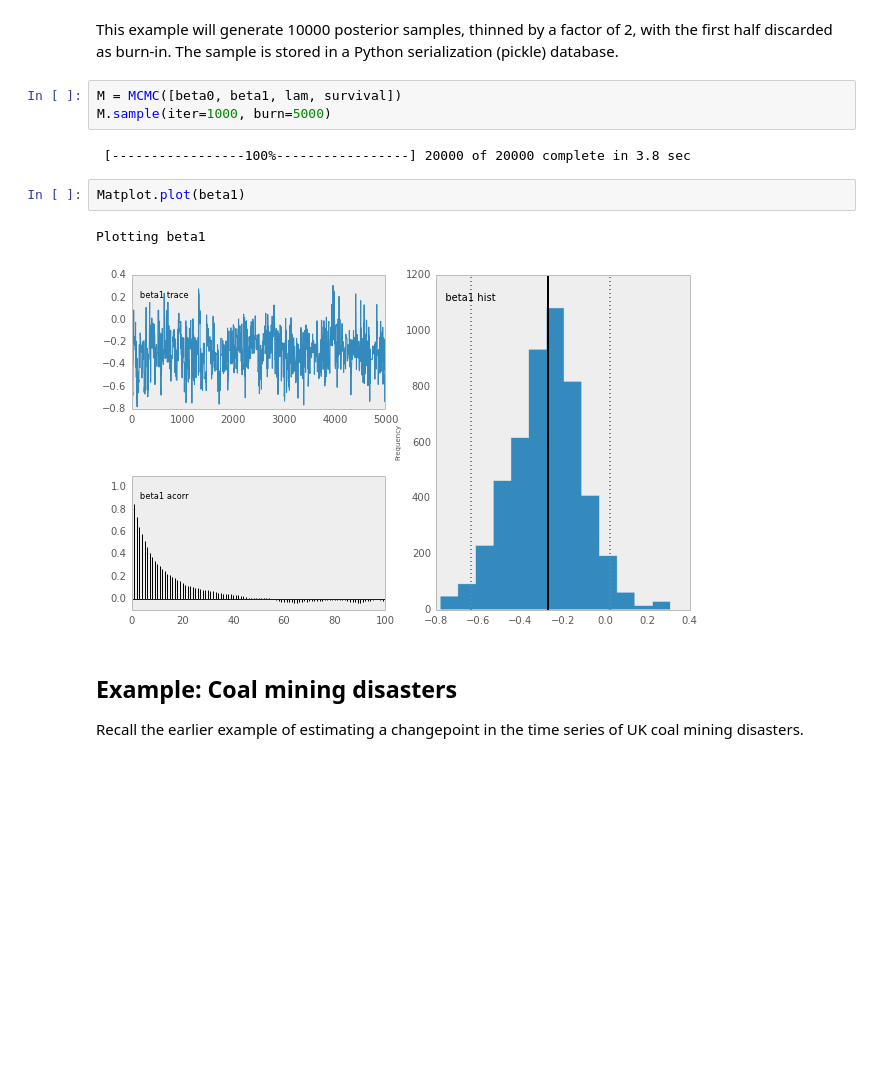
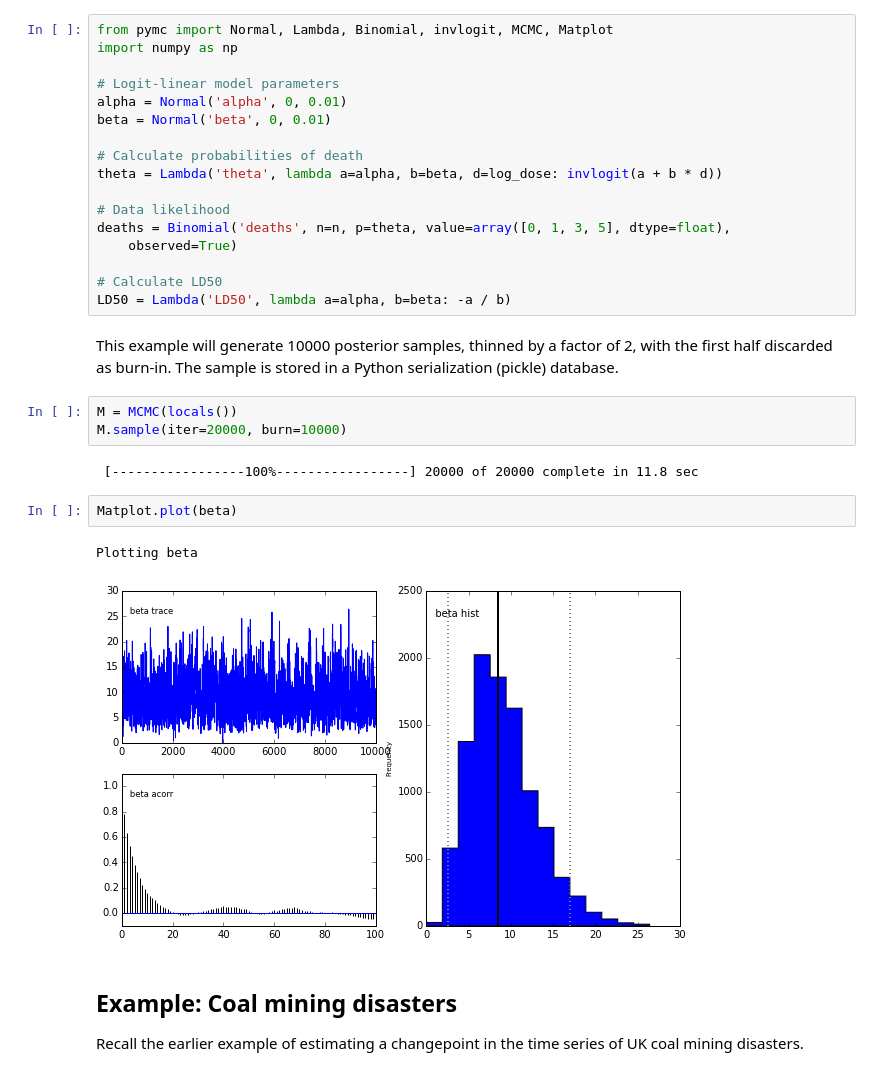
Before and after one commit to fonnesbeck/scipy2014_tutorial, a Jupyter notebook: 3-Introduction-to-PyMC.ipynb, the cells around one changed output. Cells and saved outputs as stored; diff of their text form; blank space fills up the shorter version.

```diff
--- a/4-Introduction-to-PyMC.ipynb
+++ b/3-Introduction-to-PyMC.ipynb
@@ -49,17 +40,34 @@ def survival(value=data.t, lam=lam, f=failure):
+# %%
+from pymc import Normal, Lambda, Binomial, invlogit, MCMC, Matplot
+import numpy as np
+
+# Logit-linear model parameters
+alpha = Normal('alpha', 0, 0.01)
+beta = Normal('beta', 0, 0.01)
+
+# Calculate probabilities of death
+theta = Lambda('theta', lambda a=alpha, b=beta, d=log_dose: invlogit(a + b * d))
+
+# Data likelihood
+deaths = Binomial('deaths', n=n, p=theta, value=array([0, 1, 3, 5], dtype=float),
+    observed=True)
+
+# Calculate LD50
+LD50 = Lambda('LD50', lambda a=alpha, b=beta: -a / b)
 # %% [markdown]
 This example will generate 10000 posterior samples, thinned by a factor
 of 2, with the first half discarded as burn-in. The sample is stored in
 a Python serialization (pickle) database.
 # %%
-M = MCMC([beta0, beta1, lam, survival])
-M.sample(iter=1000, burn=5000)
+M = MCMC(locals())
+M.sample(iter=20000, burn=10000)
 # %% [output]
- [-----------------100%-----------------] 20000 of 20000 complete in 3.8 sec
+ [-----------------100%-----------------] 20000 of 20000 complete in 11.8 sec
 # %%
-Matplot.plot(beta1)
+Matplot.plot(beta)
 # %% [output]
-Plotting beta1
+Plotting beta
-[figure, old version]
+[figure, new version]
 # %% [markdown]
 ## Example: Coal mining disasters
 
```
Also changed, not shown: parts of 3 cells of this notebook, 7 other files.
